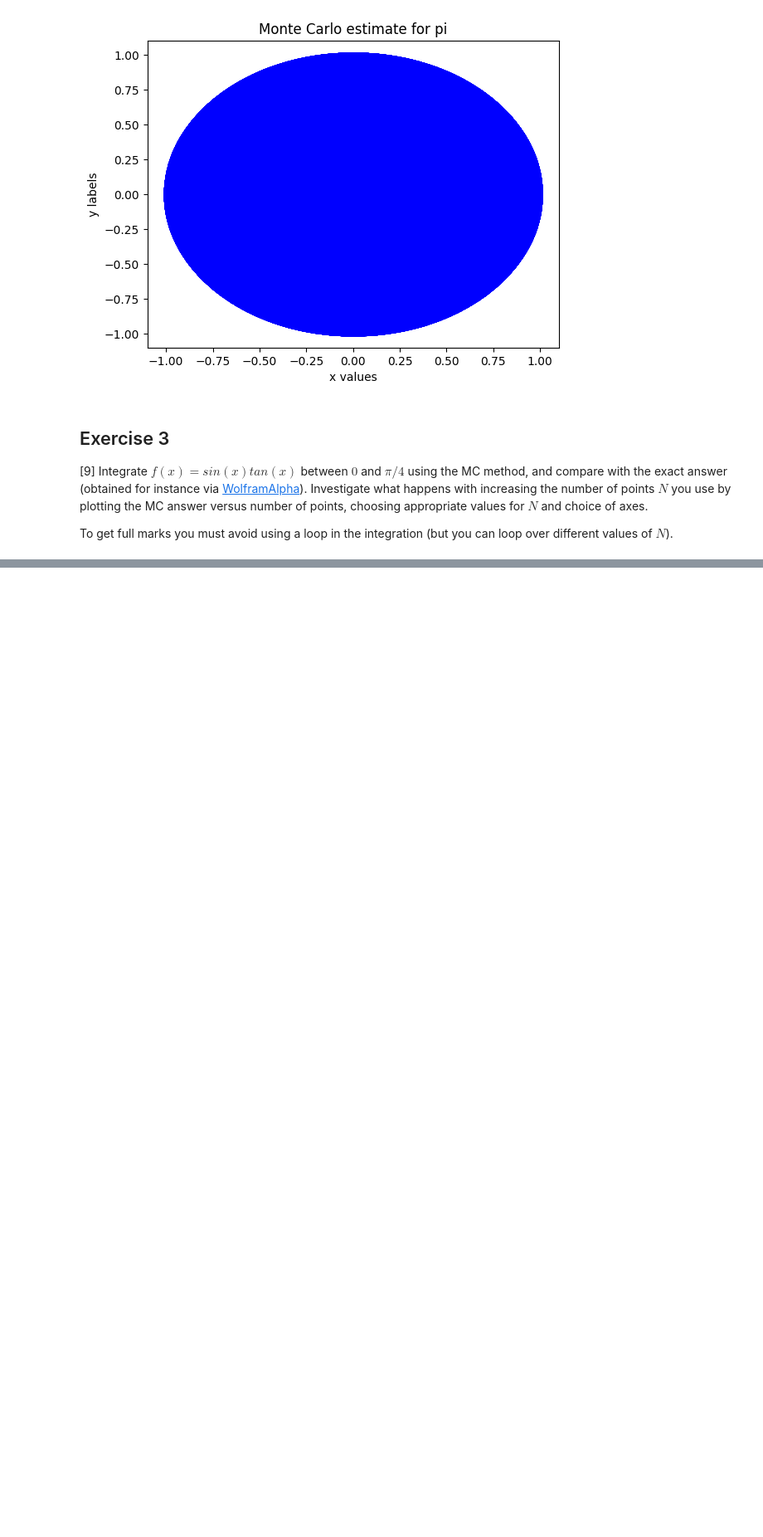
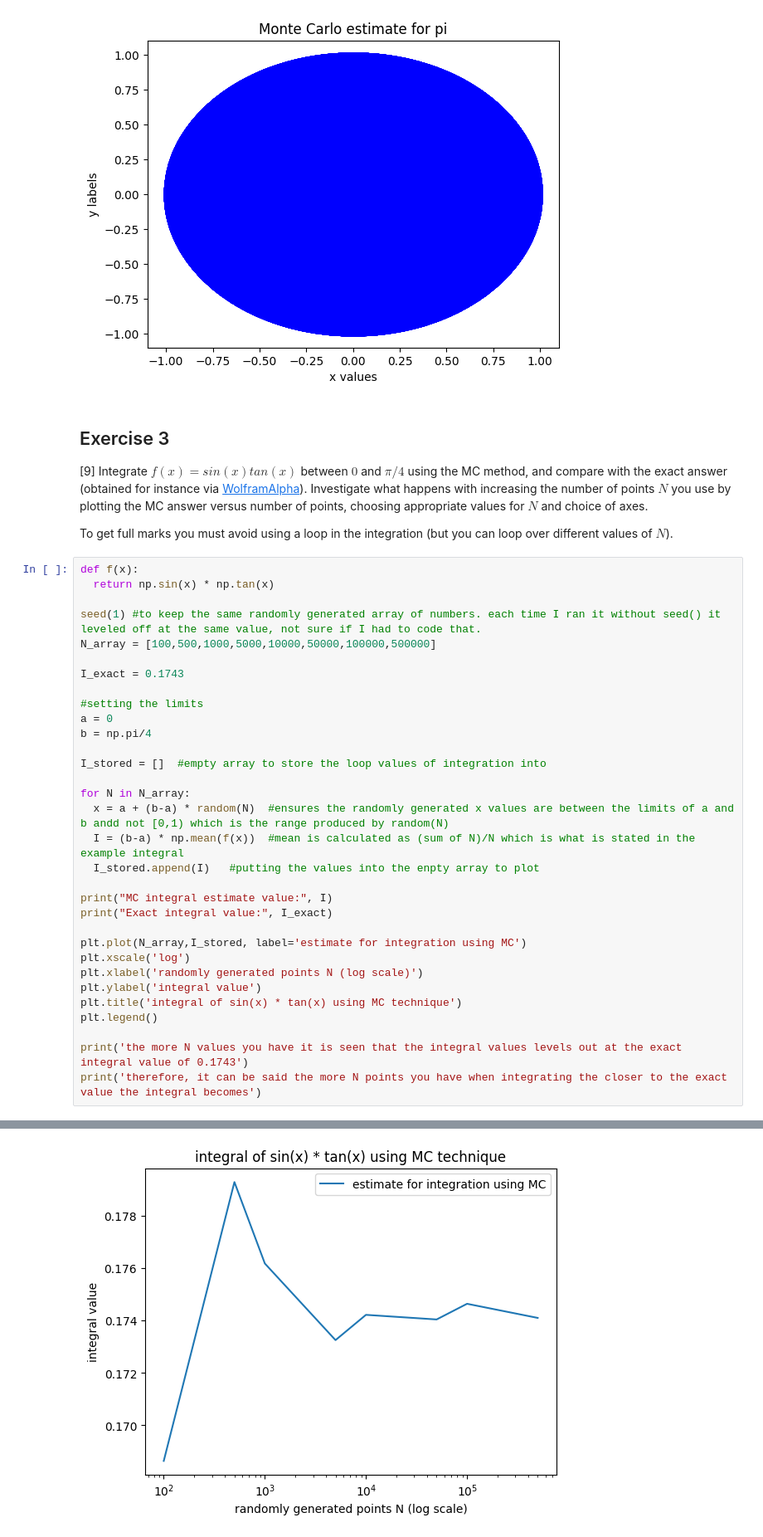
Before and after one commit to PX2145-2025/week-6-b-lloydCallum, a Jupyter notebook: Monte_Carlo.ipynb, the cells around one changed output, grey strips where cells are left out. Shown at 83% size. Saved outputs shown, nothing was run; the diff lists cells and outputs as text; blank space fills up the shorter version.

```diff
--- a/Monte_Carlo.ipynb
+++ b/Monte_Carlo.ipynb
@@ -268,3 +253,36 @@ Text(0, 0.5, 'y labels')
 [9] Integrate $f(x) = sin(x)tan(x)$ between $0$ and $\pi/4$ using the MC method, and compare with the exact answer (obtained for instance via [WolframAlpha](https://www.wolframalpha.com/)). Investigate what happens with increasing the number of points $N$ you use by plotting the MC answer versus number of points, choosing appropriate values for $N$ and choice of axes.
 
  To get full marks you must avoid using a loop in the integration (but you can loop over different values of $N$).
+# %%
+def f(x):
+  return np.sin(x) * np.tan(x)
+
+seed(1) #to keep the same randomly generated array of numbers. each time I ran it without seed() it leveled off at the same value, not sure if I had to code that.
+N_array = [100,500,1000,5000,10000,50000,100000,500000]
+
+I_exact = 0.1743
+
+#setting the limits
+a = 0
+b = np.pi/4
+
+I_stored = []  #empty array to store the loop values of integration into
+
+for N in N_array:
+  x = a + (b-a) * random(N)  #ensures the randomly generated x values are between the limits of a and b andd not [0,1) which is the range produced by random(N)
+  I = (b-a) * np.mean(f(x))  #mean is calculated as (sum of N)/N which is what is stated in the example integral
+  I_stored.append(I)   #putting the values into the enpty array to plot
+
+print("MC integral estimate value:", I)
+print("Exact integral value:", I_exact)
+
+plt.plot(N_array,I_stored, label='estimate for integration using MC')
+plt.xscale('log')
+plt.xlabel('randomly generated points N (log scale)')
+plt.ylabel('integral value')
+plt.title('integral of sin(x) * tan(x) using MC technique')
+plt.legend()
+
+print('the more N values you have it is seen that the integral values levels out at the exact integral value of 0.1743')
+print('therefore, it can be said the more N points you have when integrating the closer to the exact value the integral becomes')
+# %% [output]
@@ -270,0 +293 @@ Text(0, 0.5, 'y labels')
+[figure, added]
```
Also changed, not shown: parts of 9 cells of this notebook.
